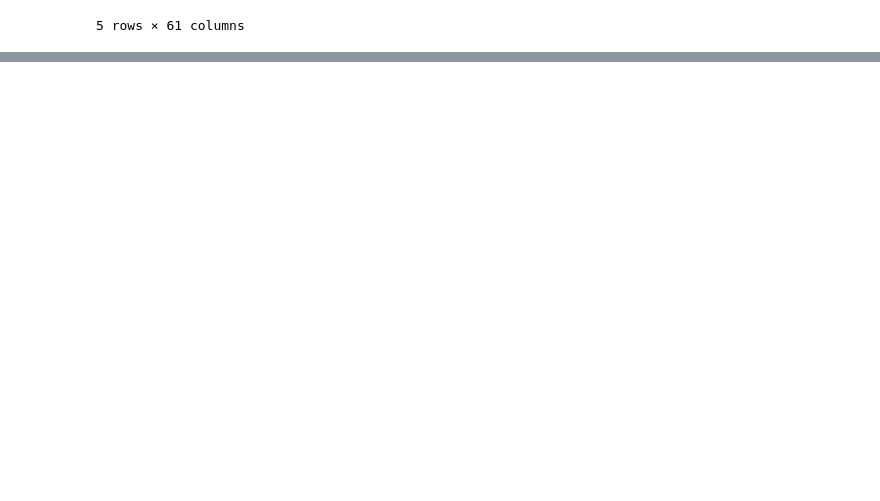
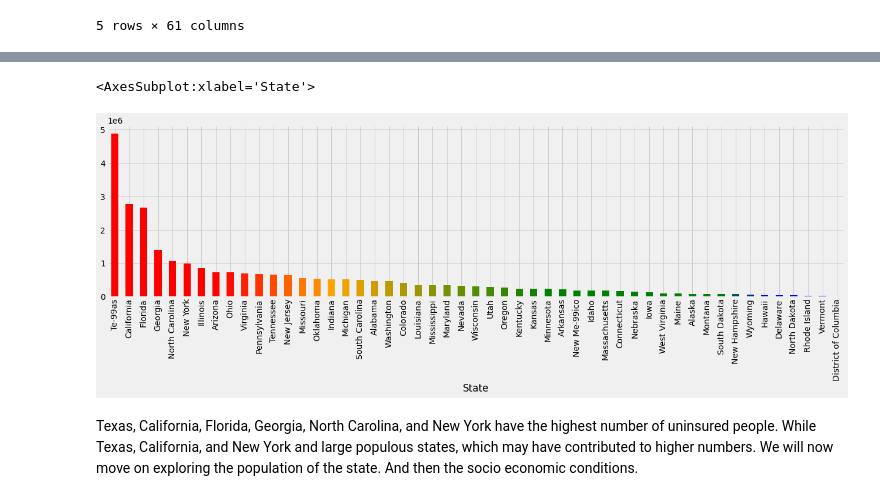
Before and after one commit to shikshyadhikari9/County_Health_Data, a Jupyter notebook: Working with County Data in MySQL.ipynb, the cells around one changed output, grey strips where cells are left out. Saved outputs shown, nothing was run; the diff lists cells and outputs as text; code cells hidden in the pictures; blank space fills up the shorter version.

```diff
--- a/Working with County Data in MySQL.ipynb
+++ b/Working with County Data in MySQL.ipynb
@@ -52,0 +171,2 @@ county.head()
+# %%
+county.rename({'% With Access to E-99ercise Opportunities': '% With Access to Exercise Opportunities'}, axis =1, inplace = True)
@@ -52,0 +197,5 @@ county.head()
+# %%
+df = county[['FIPS', 'State', 'County', 'Teen Birth Rate', '# Uninsured', '# Primary Care Physicians', '# Dentists', '% Vaccinated', '# Completed High School', '# Some College', '# Unemployed', '% Children in Poverty',
+            '80th Percentile Income', '20th Percentile Income', '% Severe Housing Problems', 'Child Mortality Rate' , 'Infant Mortality Rate', '# Food Insecure',
+            'Median Household Income', '# Homeowners', '# Households with Severe Cost Burden', '# Black', '# American Indian & Alaska Native',
+            '# Asian', '# Native Hawaiian/Other Pacific Islander', '# Hispanic', '# Non-Hispanic White', '# Not Proficient in English', '% Female', '# Rural', 'Population', '% Uninsured']]
@@ -52,0 +229,3 @@ county.head()
+# %%
+state = df.groupby('State')['# Uninsured'].sum().sort_values(ascending = False)
+print(state)
@@ -52,0 +250,21 @@ county.head()
+# %%
+#https://stackoverflow.com/questions/42656585/barplot-colored-according-a-colormap
+import matplotlib.colors as mcolors
+plt.style.use('fivethirtyeight')
+
+clist = [(0, "red"), (0.125, "red"), (0.25, "orange"), (0.5, "green"),
+         (0.7, "green"), (0.75, "blue"), (1, "blue")]
+rvb = mcolors.LinearSegmentedColormap.from_list("", clist)
+
+N = 60
+x = np.arange(N).astype(float)
+y = np.random.uniform(0, 5, size=(N,))
+# %%
+plt.style.use('fivethirtyeight')
+plt.figure(figsize= (20,5))
+state.plot.bar(color = rvb(x/N))
+# %% [output]
+<AxesSubplot:xlabel='State'>
+[figure, added]
+# %% [markdown]
+Texas, California, Florida, Georgia, North Carolina, and New York have the highest number of uninsured people. While Texas, California, and New York and large populous states, which may have contributed to higher numbers. We will now move on exploring the population of the state. And then the socio economic conditions.
```
Also changed, not shown: parts of 50 cells of this notebook.
